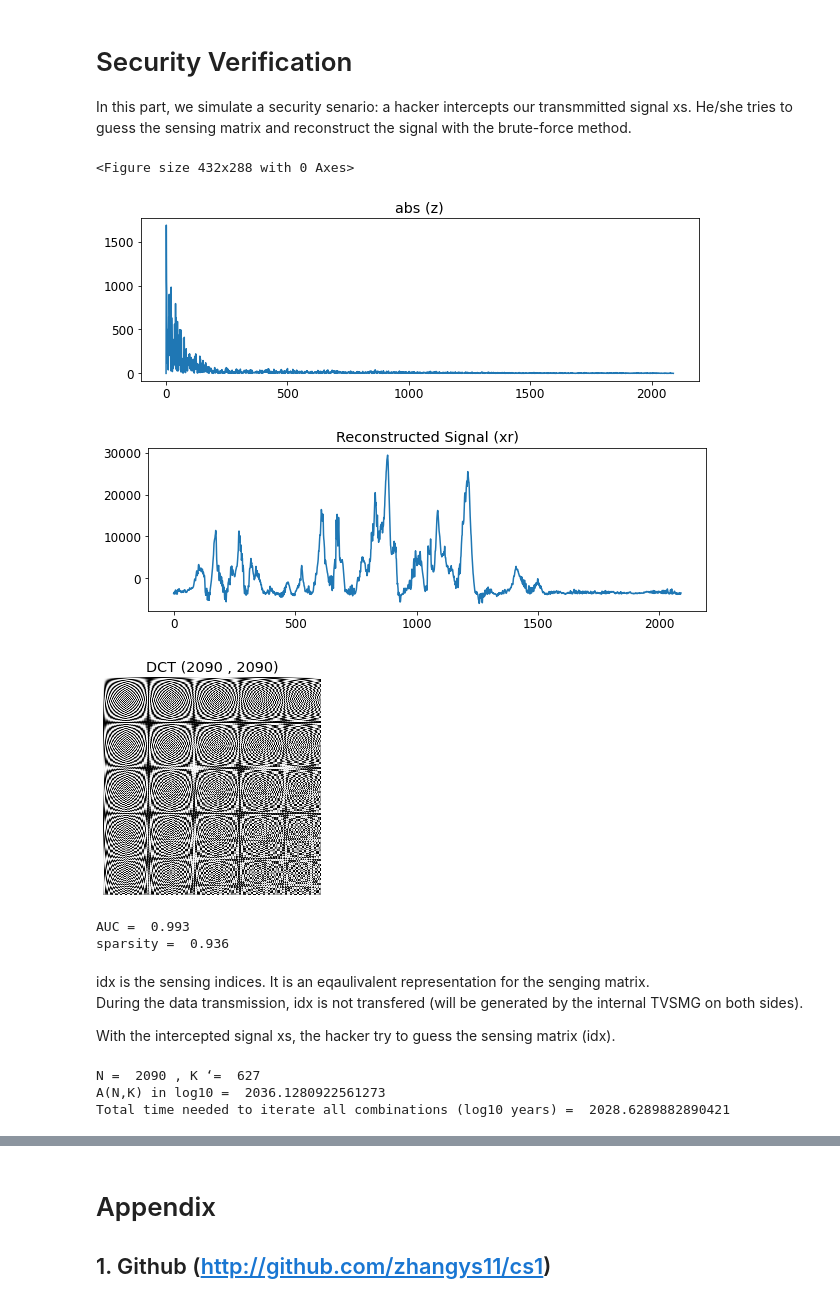
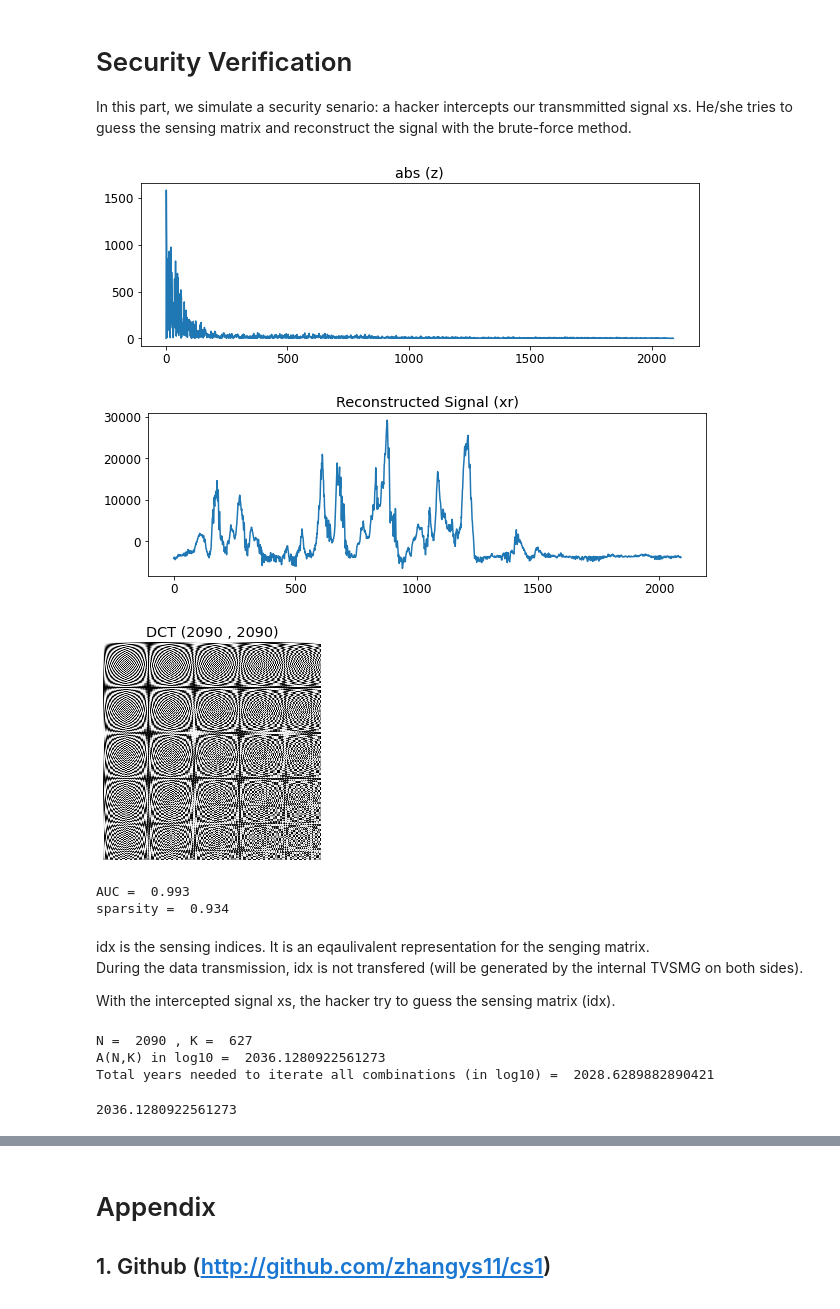
Before and after one commit to zhangys11/cs1, a Jupyter notebook: notebooks/Compressed Sensing - Time-Variant Sensing Matrix.ipynb, the cells around one changed output, grey strips where cells are left out. Saved outputs shown, nothing was run; the diff lists cells and outputs as text; code cells hidden in the pictures.

```diff
--- a/notebooks/Compressed Sensing - Time-Variant Sensing Matrix.ipynb
+++ b/notebooks/Compressed Sensing - Time-Variant Sensing Matrix.ipynb
@@ -18,5 +18,5 @@ You also need to install our 'qsi-tk' package to use the data I/O functions,
 # Load Data
 # %%
 from qsi import io
-X, y, X_names, _ = io.LoadDataSet('milk_tablet_candy')
+X, y, X_names, _, labels = io.load_dataset('milk_tablet_candy')
 # %% [output]
@@ -132,54 +137,47 @@ PSI = "DFT", k = 0.3
 
 In this part, we simulate a security senario: a hacker intercepts our transmmitted signal xs. He/she tries to guess the sensing matrix and reconstruct the signal with the brute-force method.
 # %%
+import cs1.basis.common
+import numpy as np
+from cs1 import cs
+
 k = 0.3
 t='DFT'
 N = len(X[0])
 
 xs, idx_g = cs.Sensing(X[0], k) # idx is the sensing indices. It is an eqaulivalent representation for the senging matrix.
 
-A = MeasurementMatrix (N, idx_g, t)
-xr_g, _ = Recovery (A, xs, t = t)
+A = cs.MeasurementMatrix (N, idx_g, t)
+xr_g, _ = cs.Recovery (A, xs, t = t)
 
-z_g = dctmtx(N, N) @ X[0]
+z_g = cs1.basis.common.dctmtx(N, N) @ X[0]
 
 MAX = abs(max(z_g, key=abs))
 
 auc = 0
 for i in range(1000):
     auc += (np.abs(np.array(z_g)) <= (i+1)/1000 * MAX).sum() / len(z_g)
 auc = auc/1000
 
 r = (np.abs(np.array(z_g)) <= 0.02 * MAX).sum() / len(z_g)  # use 0.01 MAX ABS as threshold
 
 print('AUC = ', round(auc, 3), '\nsparsity = ', round(r, 3))
 # %% [output]
-<Figure size 432x288 with 0 Axes>
-[figure, old version]
+[figure, new version]
-[figure, old version]
+[figure, new version]
 [figure]
-AUC =  0.993
-sparsity =  0.936
+AUC =  0.993
+sparsity =  0.934
 # %% [markdown]
 idx is the sensing indices. It is an eqaulivalent representation for the senging matrix.
 During the data transmission, idx is not transfered (will be generated by the internal TVSMG on both sides).
 
 With the intercepted signal xs, the hacker try to guess the sensing matrix (idx).
-# %%
-import itertools
-from math import factorial, log10
-
-t = 'dft'
-N = len(x)
-K = len(xs)
-# candidate_idx = list(itertools.combinations(range(N), K))
-# print( len(candidate_idx) )
-
-print('N = ', N, ', K ‘= ', K)
-LOG10C = log10(factorial(N)) - log10(factorial(N - K))
-print('A(N,K) in log10 = ', LOG10C )
-print('Total years needed to iterate all combinations (in log10) = ', LOG10C - log10(3600 * 24 * 365.25))
-# %% [output]
-N =  2090 , K ‘=  627
-A(N,K) in log10 =  2036.1280922561273
-Total time needed to iterate all combinations (log10 years) =  2028.6289882890421
+# %%
+import cs1.security.tvsm
+cs1.security.tvsm.brute_force_total_guesses(N, len(xs), verbose = True)
+# %% [output]
+N =  2090 , K =  627
+A(N,K) in log10 =  2036.1280922561273
+Total years needed to iterate all combinations (in log10) =  2028.6289882890421
+2036.1280922561273
```
Also changed, not shown: parts of 15 cells of this notebook, 17 other files.
